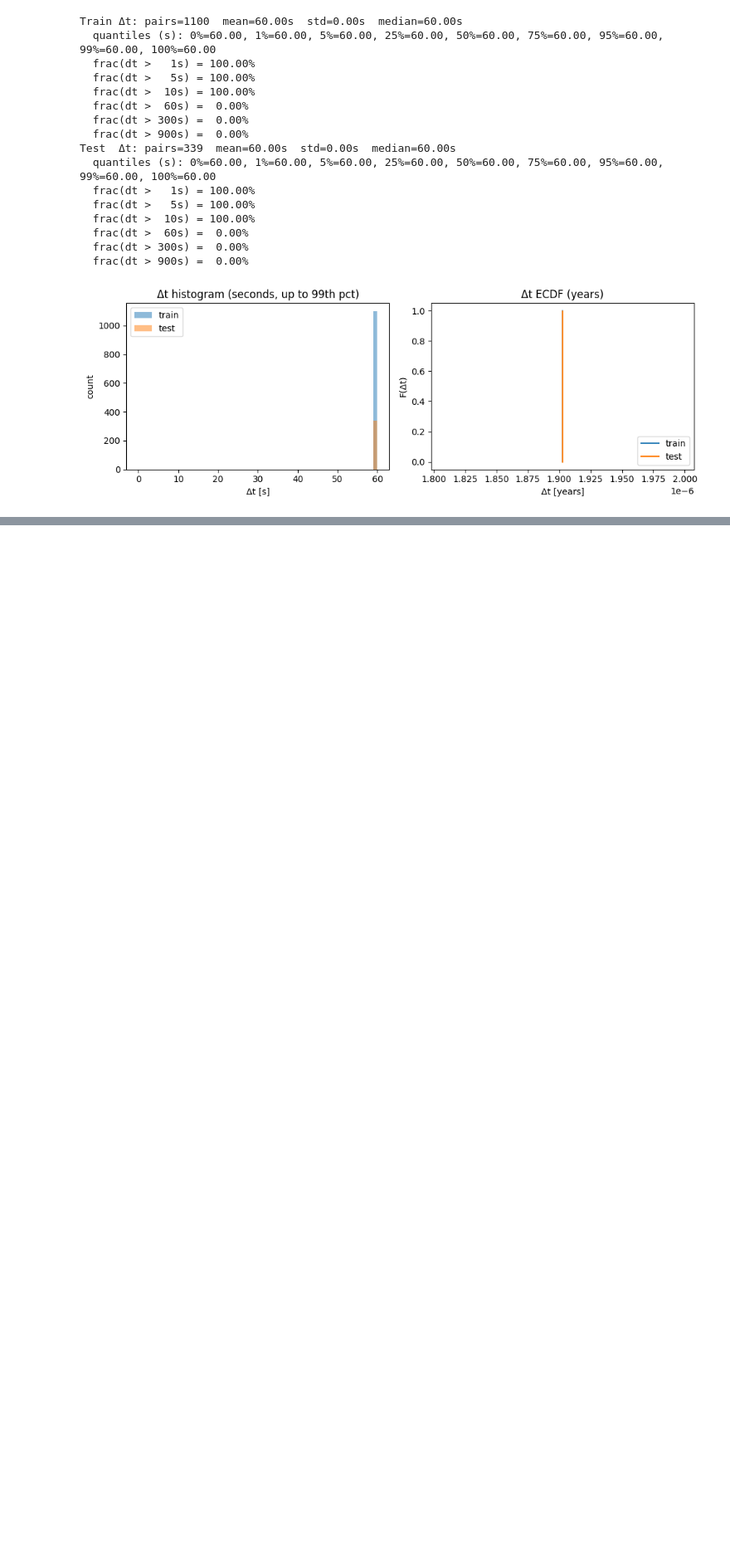
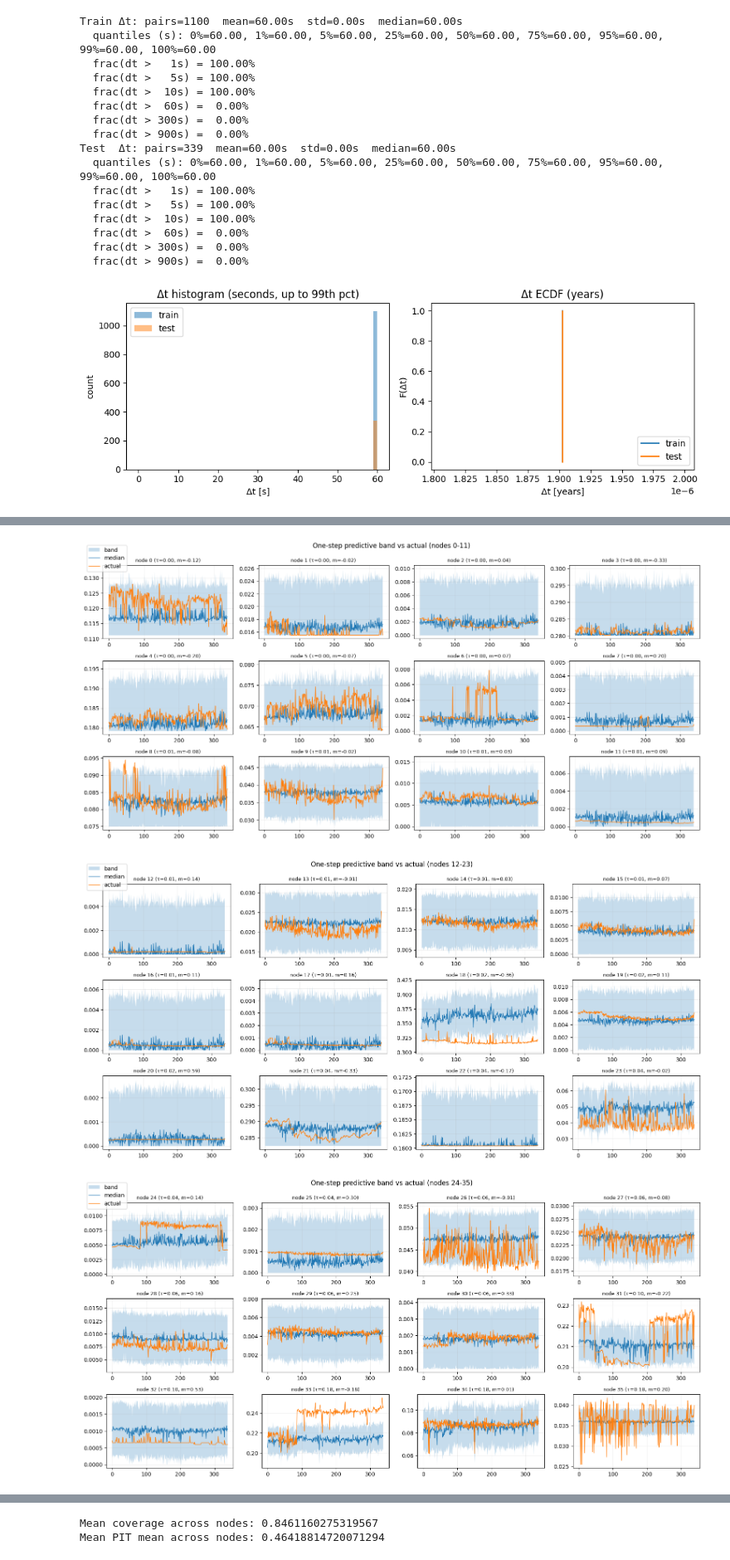
Before and after one commit to yungarjun/deribit_market_model, a Jupyter notebook: neural_sde.ipynb, the cells around one changed output, grey strips where cells are left out. Shown at 83% size. Drawn from its saved outputs; the diff is of its cells as text; code cells hidden in the pictures; blank space fills up the shorter version.

```diff
--- a/neural_sde.ipynb
+++ b/neural_sde.ipynb
@@ -217,0 +726,76 @@ plt.show()
+# %%
+# ---------- align once ----------
+sec_per_year = 1
+C_test = outs.C_test.values.astype(np.float64)           # (T_c, N)
+idx_c  = pd.to_datetime(outs.C_test.index.values)
+dt_years = np.asarray((idx_c[1:] - idx_c[:-1]).astype('timedelta64[s]'),
+                      dtype=np.int64) / sec_per_year     # (T_c-1,)
+
+_, X_te, _ = build_xi_training_data(outs)                # (T_x, p)
+X_te = X_te.astype(np.float64)
+
+steps = min(len(dt_years), X_te.shape[0], C_test.shape[0]-1)
+N = outs.G0.shape[0]
+
+# ---------- compute bands for ALL nodes ----------
+def one_step_bands_all_nodes(model, X_te, dt_years, C_next, n_paths=1024, band=(0.06,0.94)):
+    T = min(len(dt_years), X_te.shape[0], C_next.shape[0])
+    q_lo = np.empty((T, N)); q_md = np.empty((T, N)); q_hi = np.empty((T, N))
+    pits = np.empty((T, N))
+    for t in range(T):
+        C1_draws = one_step_draw_C(model, X_te[t], dt_years[t], n_paths=n_paths)  # (B, N)
+        qs = np.quantile(C1_draws, [band[0], 0.5, band[1]], axis=0)               # (3, N)
+        q_lo[t], q_md[t], q_hi[t] = qs[0], qs[1], qs[2]
+        pits[t] = (C1_draws <= C_next[t]).mean(axis=0)
+    return q_lo, q_md, q_hi, pits
+
+q_lo, q_md, q_hi, pits = one_step_bands_all_nodes(
+    model,
+    X_te[:steps],
+    dt_years[:steps],
+    C_test[1:steps+1],          # actual at t+1
+    n_paths=1024,
+    band=(0.055, 0.945)         # ~89% like your plot
+)
+
+# ---------- small-multiple plots over nodes ----------
+nodes_2d = getattr(outs, 'nodes_sub', getattr(outs, 'nodes_sub'))  # (N,2) [tau, m]
+
+def plot_bands_grid(q_lo, q_md, q_hi, actual, nodes_2d, cols=4, rows=3):
+    T, N = q_lo.shape
+    idx = np.arange(T)
+    per_fig = cols*rows
+    for start in range(0, N, per_fig):
+        end = min(start+per_fig, N)
+        m = end - start
+        r = math.ceil(m/cols)
+        fig, axes = plt.subplots(r, cols, figsize=(cols*4.0, r*2.6), squeeze=False)
+        axes = axes.ravel()
+        for k, j in enumerate(range(start, end)):
+            ax = axes[k]
+            ax.fill_between(idx, q_lo[:, j], q_hi[:, j], alpha=0.25, label='band' if k==0 else None)
+            ax.plot(idx, q_md[:, j], lw=1.0, label='median' if k==0 else None)
+            ax.plot(idx, actual[:, j], lw=1.0, label='actual' if k==0 else None)
+            tau, moneyness = nodes_2d[j, 0], nodes_2d[j, 1]
+            ax.set_title(f"node {j} (τ={tau:.2f}, m={moneyness:.2f})", fontsize=9)
+            ax.grid(alpha=0.2)
+        # remove empty axes
+        for k in range(m, len(axes)):
+            fig.delaxes(axes[k])
+        handles, labels = axes[0].get_legend_handles_labels()
+        if handles:
+            fig.legend(handles, labels, loc='upper left', bbox_to_anchor=(0.01, 0.99))
+        fig.suptitle(f"One-step predictive band vs actual (nodes {start}-{end-1})", y=0.99)
+        plt.tight_layout(); plt.show()
+
+plot_bands_grid(q_lo, q_md, q_hi, C_test[1:steps+1], nodes_2d, cols=4, rows=3)
+
+# ---------- optional: per-node calibration summary ----------
+coverage = ((C_test[1:steps+1] >= q_lo) & (C_test[1:steps+1] <= q_hi)).mean(axis=0)   # (N,)
+pit_mean = pits.mean(axis=0)                                                          # (N,)
+print("Mean coverage across nodes:", float(coverage.mean()))
+print("Mean PIT mean across nodes:", float(pit_mean.mean()))
+# %% [output]
+[figure, added]
+[figure, added]
+[figure, added]
@@ -217,0 +803,2 @@ plt.show()
+Mean coverage across nodes: 0.8461160275319567
+Mean PIT mean across nodes: 0.46418814720071294
```
Also changed, not shown: parts of 17 cells of this notebook, 5 other files.
